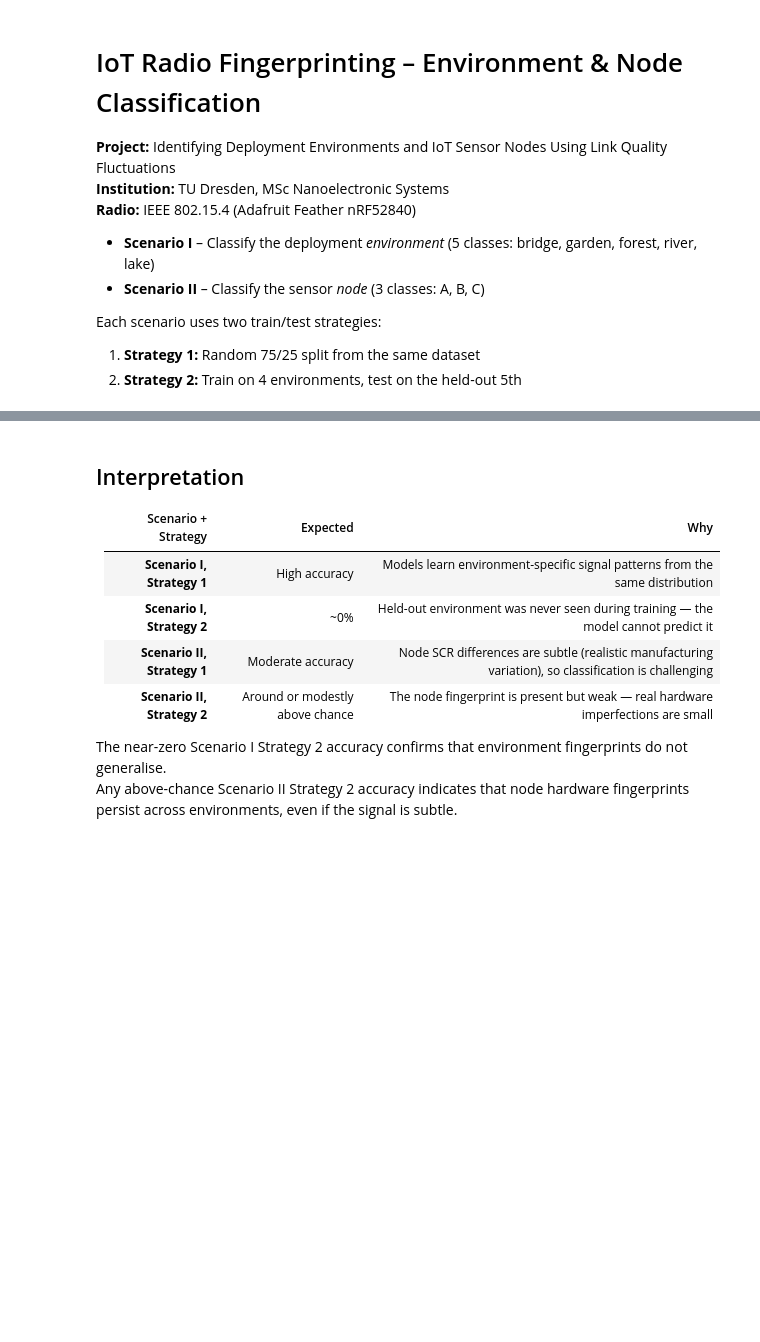
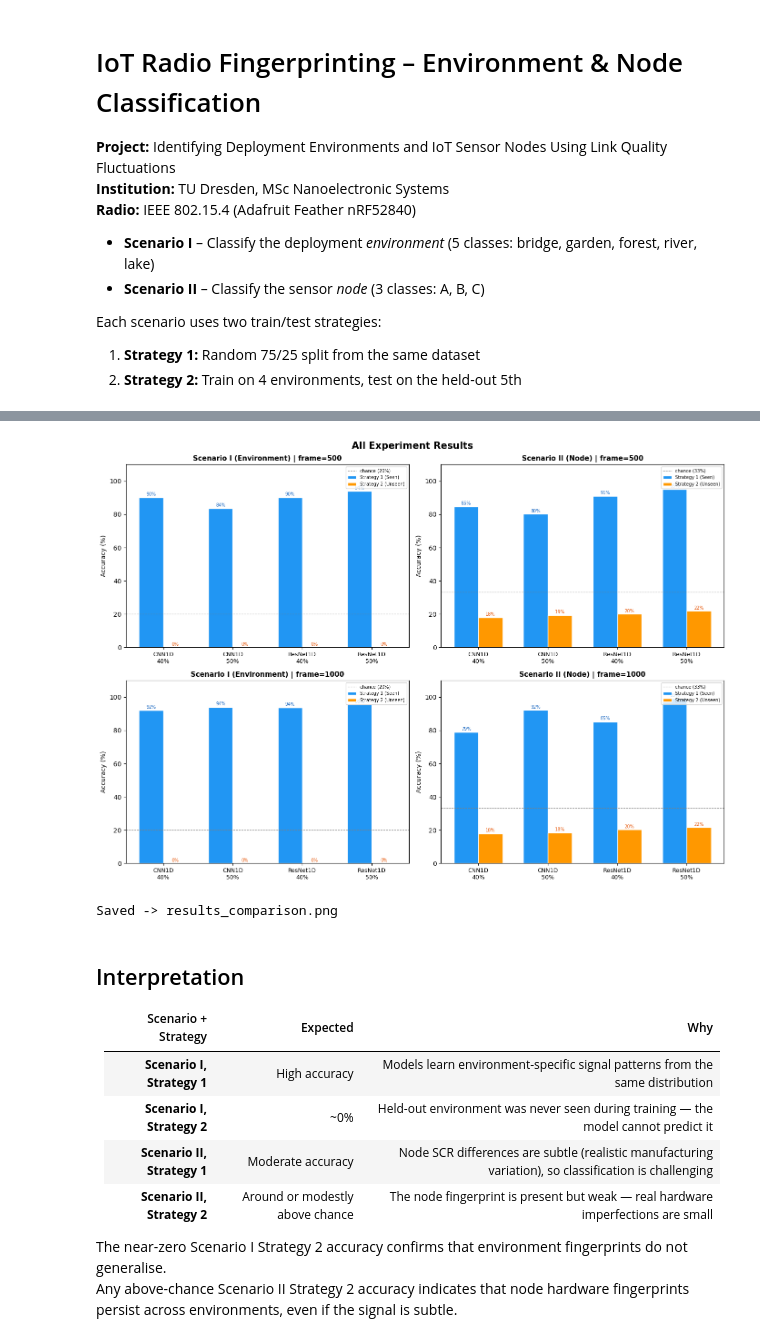
Before and after one commit to chappiethebot/iot_fingerprinting, a Jupyter notebook: iot_fingerprinting.ipynb, the cells around one changed output, grey strips where cells are left out. Saved outputs shown, nothing was run; the diff lists cells and outputs as text; code cells hidden in the pictures; blank space fills up the shorter version.

```diff
--- a/iot_fingerprinting.ipynb
+++ b/iot_fingerprinting.ipynb
@@ -497,36 +660,61 @@ print(results_df.to_string(index=False))
 # %%
-# Cell 13 – Bar chart comparison
+# Cell 13 – Bar chart comparison (2x2 grid: frame x scenario, clean labels)
 
 df = results_df.copy()
-fig, axes = plt.subplots(1, 2, figsize=(16, 6), sharey=True)
+frames = sorted(df["Frame"].unique())
+scenarios = df["Scenario"].unique()
 
-for i, scn in enumerate(df["Scenario"].unique()):
-    sub = df[df["Scenario"] == scn].reset_index(drop=True)
-    ax = axes[i]
-    x = np.arange(len(sub))
-    colors = ["#2196F3" if "Seen" in s else "#FF9800" for s in sub["Strategy"]]
-    bars = ax.bar(x, sub["Accuracy"], color=colors, edgecolor="white", width=0.7)
-    for bar, val in zip(bars, sub["Accuracy"]):
-        ax.text(bar.get_x() + bar.get_width()/2, bar.get_height() + 1,
-                f"{val:.0f}%", ha="center", va="bottom", fontsize=7)
-    ax.set_xticks(x)
-    ax.set_xticklabels(
-        [f"{m}\nf={f} o={o}\n{s}"
-         for m, f, o, s in zip(sub["Model"], sub["Frame"],
-                                sub["Overlap"], sub["Strategy"])],
-        fontsize=6.5, ha="center")
-    ax.set_ylabel("Accuracy (%)")
-    ax.set_title(f"Scenario {scn}", fontsize=13, fontweight="bold")
-    ax.set_ylim(0, 110)
-    chance = 20 if "Environment" in scn else 33.3
-    ax.axhline(y=chance, color="gray", ls="--", lw=0.8,
-               label=f"chance ({chance:.0f}%)")
-    ax.legend(fontsize=8)
+fig, axes = plt.subplots(2, 2, figsize=(14, 10))
+fig.suptitle("All Experiment Results", fontsize=15, fontweight="bold")
 
-plt.suptitle("All Experiment Results", fontsize=15, fontweight="bold", y=1.02)
+for fi, fs in enumerate(frames):
+    for si, scn in enumerate(scenarios):
+        ax = axes[fi][si]
+        sub = df[(df["Frame"] == fs) & (df["Scenario"] == scn)]
+
+        groups = sub.groupby(["Model", "Overlap"]).agg(list).reset_index()
+        n_groups = len(groups)
+        x = np.arange(n_groups)
+        width = 0.35
+
+        s1_vals, s2_vals, labels = [], [], []
+        for _, row in groups.iterrows():
+            for j, strat in enumerate(row["Strategy"]):
+                if "Seen" in strat and "Un" not in strat:
+                    s1_vals.append(row["Accuracy"][j])
+                else:
+                    s2_vals.append(row["Accuracy"][j])
+            labels.append(f"{row['Model']}\n{row['Overlap']}")
+
+        ax.bar(x - width/2, s1_vals, width, label="Strategy 1 (Seen)",
+               color="#2196F3", edgecolor="white")
+        ax.bar(x + width/2, s2_vals, width, label="Strategy 2 (Unseen)",
+               color="#FF9800", edgecolor="white")
+
+        for i_bar, v in enumerate(s1_vals):
+            ax.text(i_bar - width/2, v + 1, f"{v:.0f}%", ha="center",
+                    fontsize=7, color="#1565C0")
+        for i_bar, v in enumerate(s2_vals):
+            ax.text(i_bar + width/2, v + 1, f"{v:.0f}%", ha="center",
+                    fontsize=7, color="#E65100")
+
+        ax.set_xticks(x)
+        ax.set_xticklabels(labels, fontsize=9)
+        ax.set_ylabel("Accuracy (%)")
+        ax.set_title(f"Scenario {scn} | frame={fs}", fontsize=11, fontweight="bold")
+        ax.set_ylim(0, 110)
+        chance = 20 if "Environment" in scn else 33.3
+        ax.axhline(y=chance, color="gray", ls="--", lw=0.8,
+                   label=f"chance ({chance:.0f}%)")
+        ax.legend(fontsize=7, loc="upper right")
+
 plt.tight_layout()
 plt.savefig("results_comparison.png", dpi=150, bbox_inches="tight")
 plt.show()
+print("Saved -> results_comparison.png")
+# %% [output]
+[figure, added]
+Saved -> results_comparison.png
 # %% [markdown]
 ## Interpretation
 
```
Also changed, not shown: parts of 13 cells of this notebook, 11 other files.
